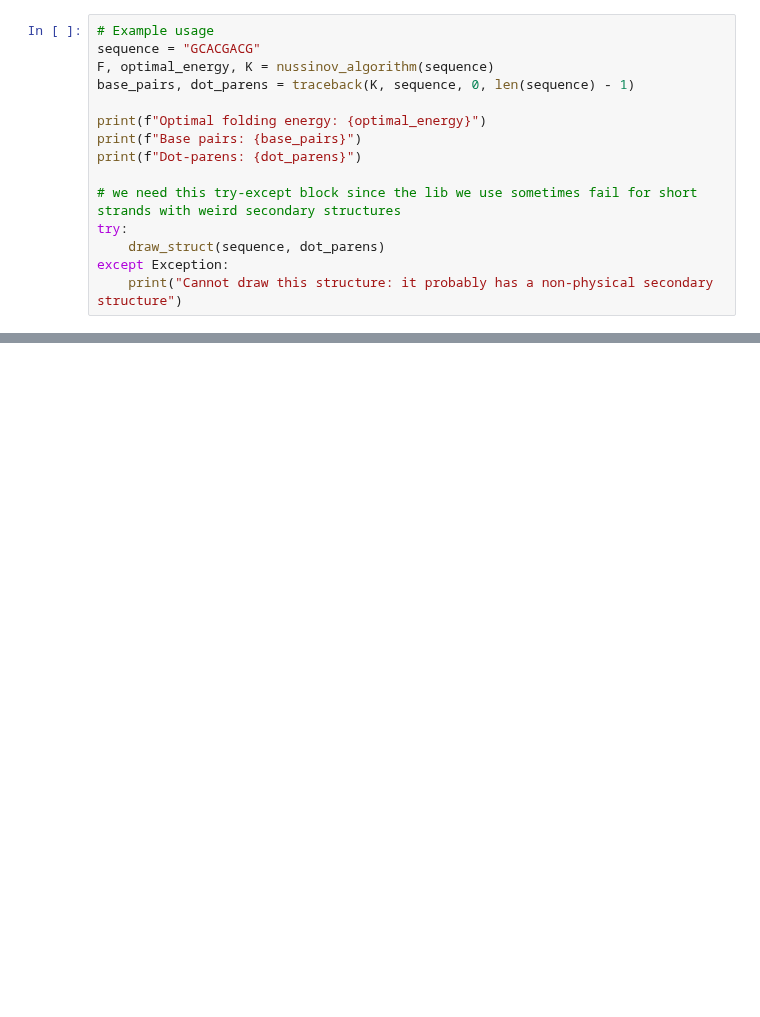
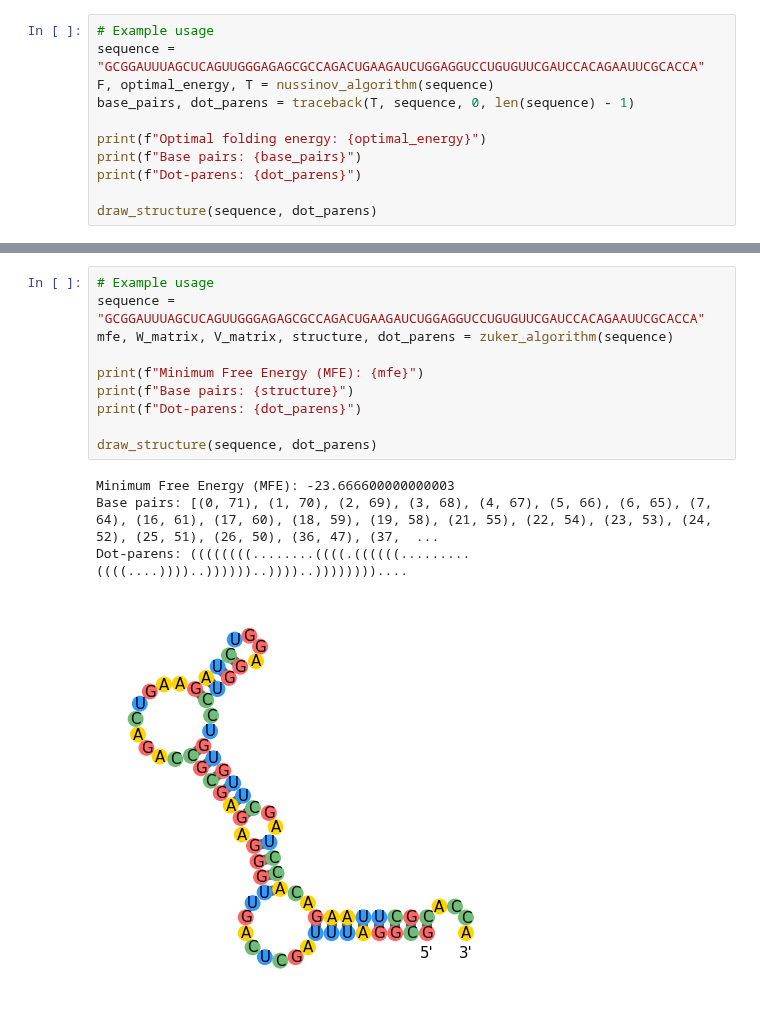
Before and after one commit to lorenzo-rovigatti/comp_bio_notes, a Jupyter notebook: notebooks/RNA_folding.ipynb, the cells around one changed output, grey strips where cells are left out. Cells and saved outputs as stored; diff of their text form; blank space fills up the shorter version.

Commit message:
Add implementations for the Zuker and McCaskill algorithms

```diff
--- a/notebooks/RNA_folding.ipynb
+++ b/notebooks/RNA_folding.ipynb
@@ -83,16 +114,12 @@ def traceback(K, sequence, i, j):
 # %%
 # Example usage
-sequence = "GCACGACG"
-F, optimal_energy, K = nussinov_algorithm(sequence)
-base_pairs, dot_parens = traceback(K, sequence, 0, len(sequence) - 1)
+sequence = "GCGGAUUUAGCUCAGUUGGGAGAGCGCCAGACUGAAGAUCUGGAGGUCCUGUGUUCGAUCCACAGAAUUCGCACCA"
+F, optimal_energy, T = nussinov_algorithm(sequence)
+base_pairs, dot_parens = traceback(T, sequence, 0, len(sequence) - 1)
 
 print(f"Optimal folding energy: {optimal_energy}")
 print(f"Base pairs: {base_pairs}")
 print(f"Dot-parens: {dot_parens}")
 
-# we need this try-except block since the lib we use sometimes fail for short strands with weird secondary structures
-try:
-    draw_struct(sequence, dot_parens)
-except Exception:
-    print("Cannot draw this structure: it probably has a non-physical secondary structure")
+draw_structure(sequence, dot_parens)
 # %% [output]
@@ -105,0 +303,15 @@ Cannot draw this structure: it probably has a non-physical secondary structure
+# %%
+# Example usage
+sequence = "GCGGAUUUAGCUCAGUUGGGAGAGCGCCAGACUGAAGAUCUGGAGGUCCUGUGUUCGAUCCACAGAAUUCGCACCA"
+mfe, W_matrix, V_matrix, structure, dot_parens = zuker_algorithm(sequence)
+
+print(f"Minimum Free Energy (MFE): {mfe}")
+print(f"Base pairs: {structure}")
+print(f"Dot-parens: {dot_parens}")
+
+draw_structure(sequence, dot_parens)
+# %% [output]
+Minimum Free Energy (MFE): -23.666600000000003
+Base pairs: [(0, 71), (1, 70), (2, 69), (3, 68), (4, 67), (5, 66), (6, 65), (7, 64), (16, 61), (17, 60), (18, 59), (19, 58), (21, 55), (22, 54), (23, 53), (24, 52), (25, 51), (26, 50), (36, 47), (37,  ...
+Dot-parens: ((((((((........((((.((((((.........((((....))))..))))))..))))..))))))))....
+[figure, added]
```
Also changed, not shown: parts of 11 cells of this notebook, 8 other files.
